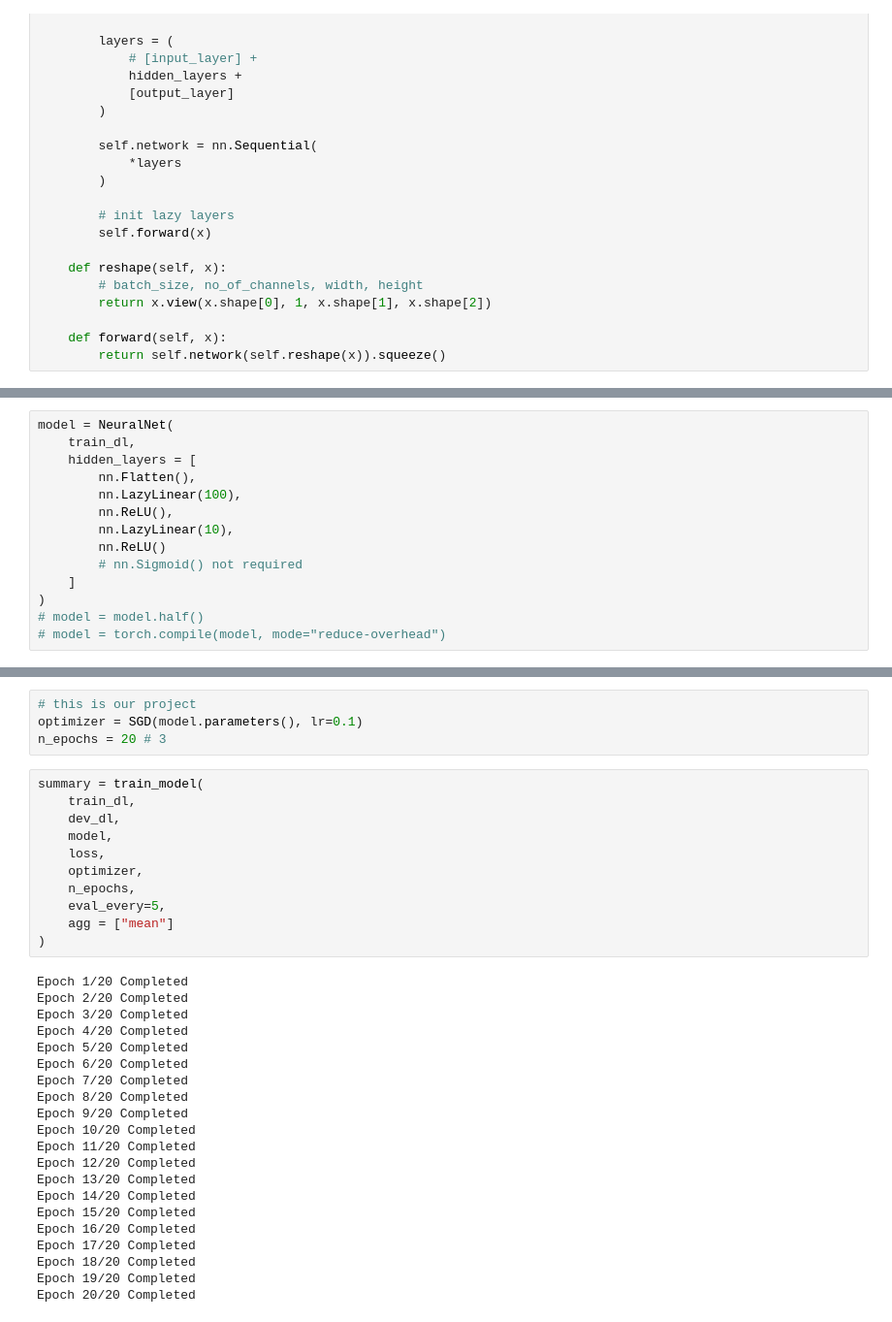
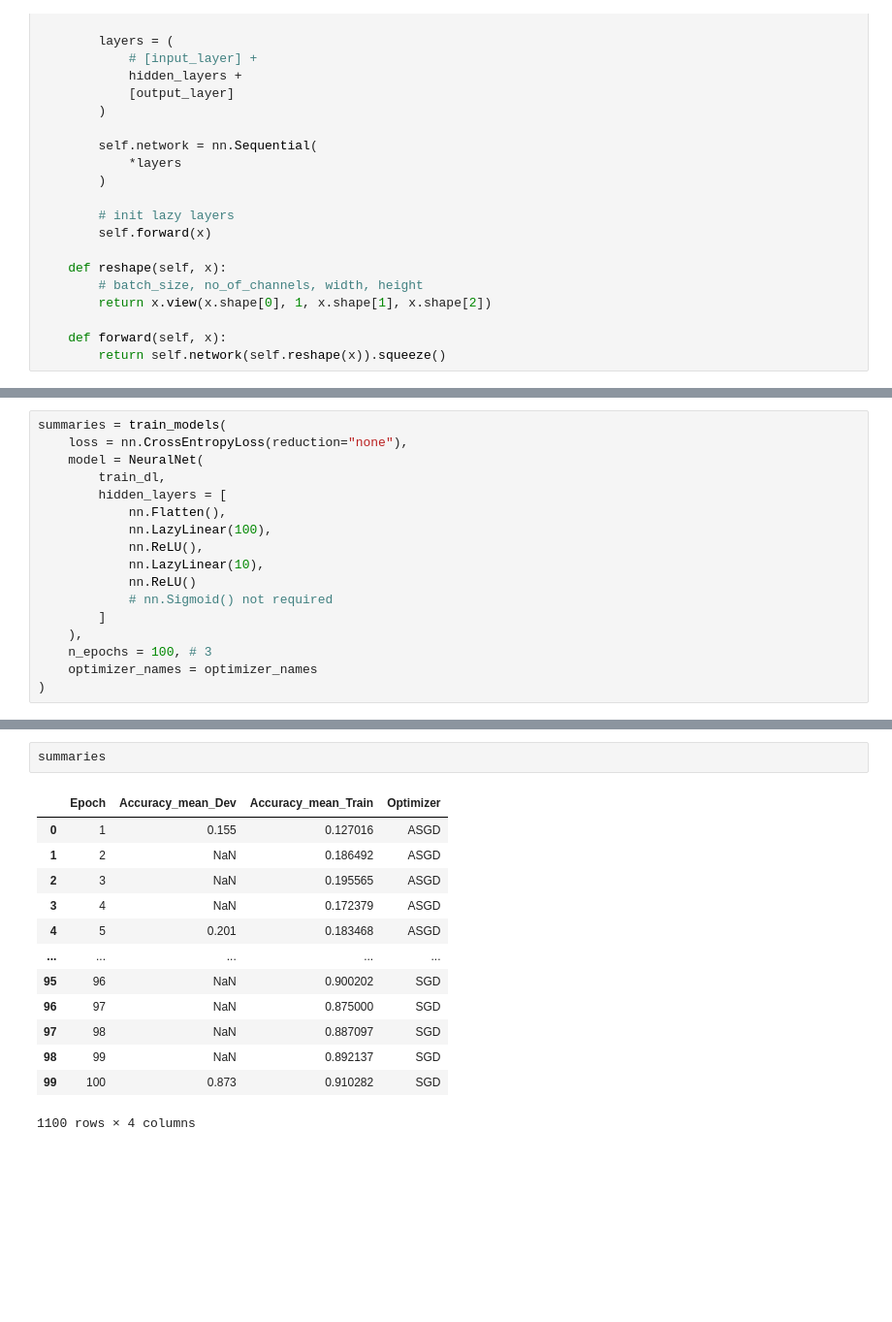
Before and after one commit to AhmedThahir/Deep_Learning_Optimization_Algorithms, a Jupyter notebook: Deep_Learning_Optimization_Algorithms.ipynb, the cells around one changed output, grey strips where cells are left out. Shown at 97% size. Saved outputs shown, nothing was run; the diff lists cells and outputs as text; blank space fills up the shorter version.

Commit message:
Compare different optimizers

```diff
--- a/Deep_Learning_Optimization_Algorithms.ipynb
+++ b/Deep_Learning_Optimization_Algorithms.ipynb
@@ -227,14 +295,17 @@ def train_model(train_dl, dev_dl, model, loss, optimizer, n_epochs, eval_every=5
 # %%
-model = NeuralNet(
-	train_dl,
-	hidden_layers = [
-		nn.Flatten(),
-		nn.LazyLinear(100),
-		nn.ReLU(),
-		nn.LazyLinear(10),
-		nn.ReLU()
-		# nn.Sigmoid() not required
-	]
+summaries = train_models(
+    loss = nn.CrossEntropyLoss(reduction="none"),
+	model = NeuralNet(
+		train_dl,
+		hidden_layers = [
+			nn.Flatten(),
+			nn.LazyLinear(100),
+			nn.ReLU(),
+			nn.LazyLinear(10),
+			nn.ReLU()
+			# nn.Sigmoid() not required
+		]
+	),
+	n_epochs = 100, # 3
+	optimizer_names = optimizer_names
 )
-# model = model.half()
-# model = torch.compile(model, mode="reduce-overhead")
@@ -252,37 +314,17 @@ loss = nn.CrossEntropyLoss(reduction="none")
-# %%
-# this is our project
-optimizer = SGD(model.parameters(), lr=0.1)
-n_epochs = 20 # 3
-# %%
-summary = train_model(
-	train_dl,
-	dev_dl,
-	model,
-	loss,
-	optimizer,
-	n_epochs,
-	eval_every=5,
-	agg = ["mean"]
-)
-# %% [output]
-Epoch 1/20 Completed
-Epoch 2/20 Completed
-Epoch 3/20 Completed
-Epoch 4/20 Completed
-Epoch 5/20 Completed
-Epoch 6/20 Completed
-Epoch 7/20 Completed
-Epoch 8/20 Completed
-Epoch 9/20 Completed
-Epoch 10/20 Completed
-Epoch 11/20 Completed
-Epoch 12/20 Completed
-Epoch 13/20 Completed
-Epoch 14/20 Completed
-Epoch 15/20 Completed
-Epoch 16/20 Completed
-Epoch 17/20 Completed
-Epoch 18/20 Completed
-Epoch 19/20 Completed
-Epoch 20/20 Completed
+# %%
+summaries
+# %% [output]
+|  | Epoch | Accuracy_mean_Dev | Accuracy_mean_Train | Optimizer |
+| 0 | 1 | 0.155 | 0.127016 | ASGD |
+| 1 | 2 | NaN | 0.186492 | ASGD |
+| 2 | 3 | NaN | 0.195565 | ASGD |
+| 3 | 4 | NaN | 0.172379 | ASGD |
+| 4 | 5 | 0.201 | 0.183468 | ASGD |
+| ... | ... | ... | ... | ... |
+| 95 | 96 | NaN | 0.900202 | SGD |
+| 96 | 97 | NaN | 0.875000 | SGD |
+| 97 | 98 | NaN | 0.887097 | SGD |
+| 98 | 99 | NaN | 0.892137 | SGD |
+| 99 | 100 | 0.873 | 0.910282 | SGD |
+1100 rows × 4 columns
 # %%
```
Also changed, not shown: parts of 14 cells of this notebook.
